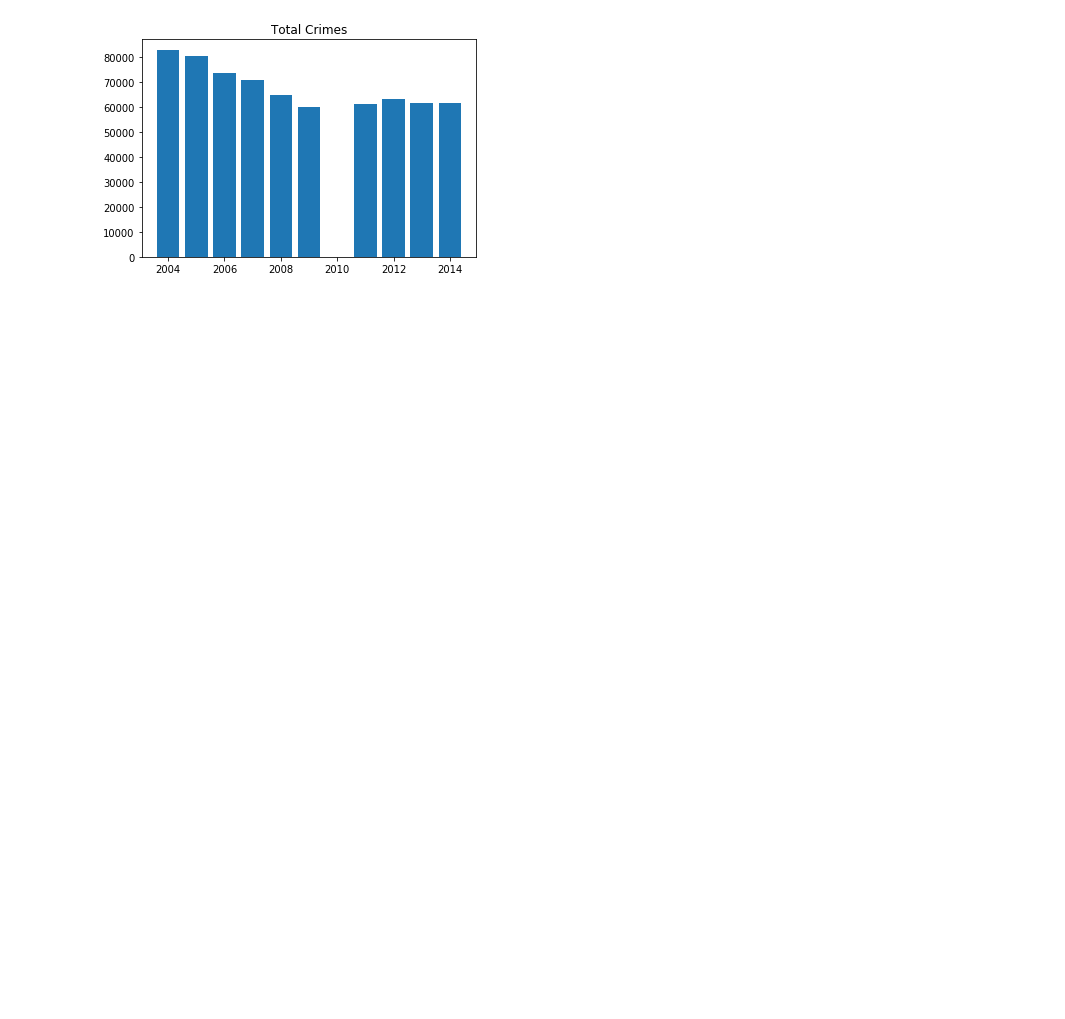
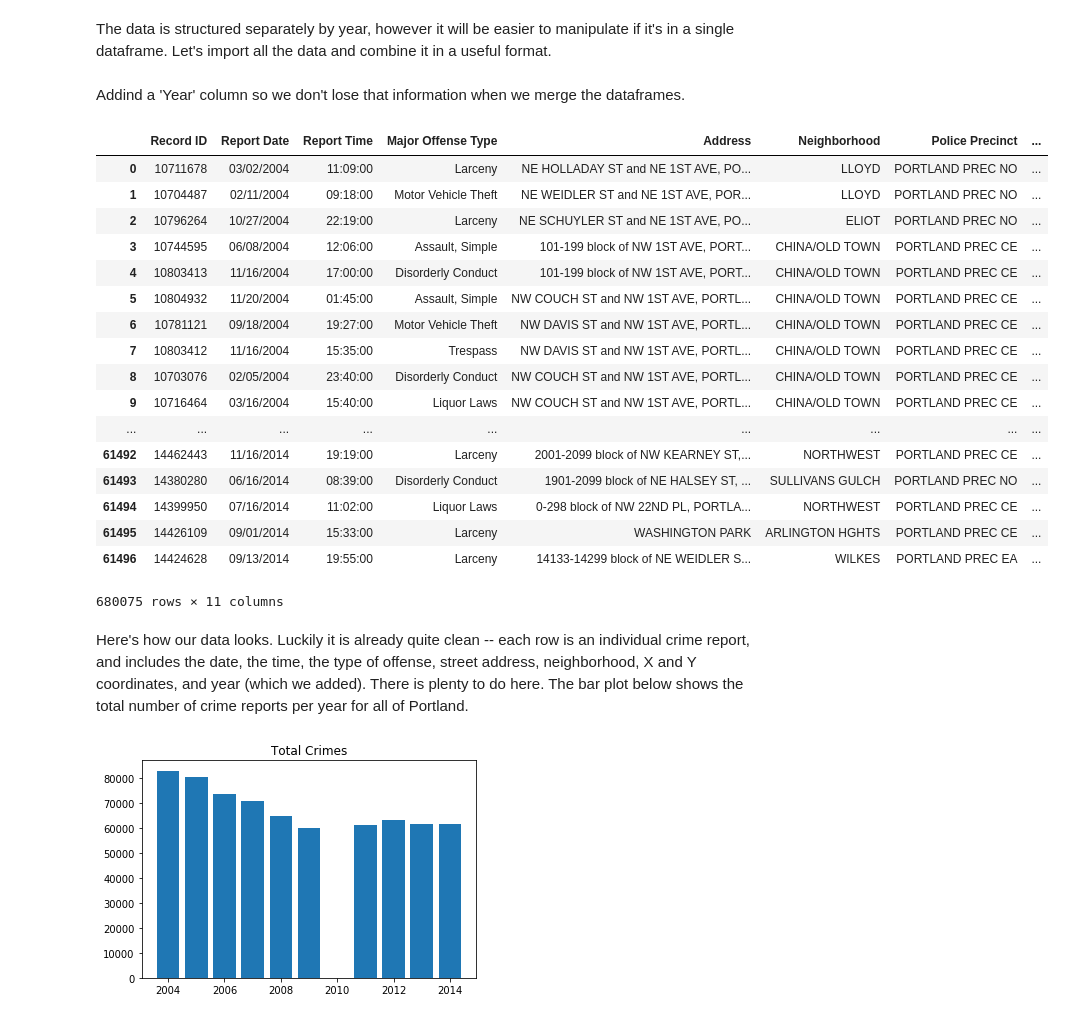
Before and after one commit to maxcalabro/Portland-Crime-Data, a Jupyter notebook: Portland Crime Data.ipynb, the cells around one changed output. Cells and saved outputs as stored; diff of their text form; code cells hidden in the pictures; blank space fills up the shorter version.

```diff
--- a/Portland Crime Data.ipynb
+++ b/Portland Crime Data.ipynb
@@ -34,3 +12,5 @@ Seasonal changes
+# %% [markdown]
+The data is structured separately by year, however it will be easier to manipulate if it's in a single dataframe. Let's import all the data and combine it in a useful format.
 # %%
 df2004 = pd.read_csv('crime_incident_data2004.csv')
 df2005 = pd.read_csv('crime_incident_data2005.csv')
@@ -42,6 +22,8 @@ df2011 = pd.read_csv('crime_incident_data2011.csv')
 df2012 = pd.read_csv('crime_incident_data2012.csv')
 df2013 = pd.read_csv('crime_incident_data2013.csv')
 df2014 = pd.read_csv('crime_incident_data2014.csv')
+# %% [markdown]
+Addind a 'Year' column so we don't lose that information when we merge the dataframes.
 # %%
 df2004['Year'] = 2004
 df2005['Year'] = 2005
@@ -56,5 +38,28 @@ df2014['Year'] = 2014
 # %%
 df = pd.concat([df2004, df2005, df2006, df2007, df2008, df2009, df2011, df2012, df2013, df2014])
 all_years = [2004, 2005, 2006, 2007, 2008, 2009, 2011, 2012, 2013, 2014]
+# %%
+df
+# %% [output]
+|  | Record ID | Report Date | Report Time | Major Offense Type | Address | Neighborhood | Police Precinct | ... |
+| 0 | 10711678 | 03/02/2004 | 11:09:00 | Larceny | NE HOLLADAY ST and NE 1ST AVE, PO... | LLOYD | PORTLAND PREC NO | ... |
+| 1 | 10704487 | 02/11/2004 | 09:18:00 | Motor Vehicle Theft | NE WEIDLER ST and NE 1ST AVE, POR... | LLOYD | PORTLAND PREC NO | ... |
+| 2 | 10796264 | 10/27/2004 | 22:19:00 | Larceny | NE SCHUYLER ST and NE 1ST AVE, PO... | ELIOT | PORTLAND PREC NO | ... |
+| 3 | 10744595 | 06/08/2004 | 12:06:00 | Assault, Simple | 101-199 block of NW 1ST AVE, PORT... | CHINA/OLD TOWN | PORTLAND PREC CE | ... |
+| 4 | 10803413 | 11/16/2004 | 17:00:00 | Disorderly Conduct | 101-199 block of NW 1ST AVE, PORT... | CHINA/OLD TOWN | PORTLAND PREC CE | ... |
+| 5 | 10804932 | 11/20/2004 | 01:45:00 | Assault, Simple | NW COUCH ST and NW 1ST AVE, PORTL... | CHINA/OLD TOWN | PORTLAND PREC CE | ... |
+| 6 | 10781121 | 09/18/2004 | 19:27:00 | Motor Vehicle Theft | NW DAVIS ST and NW 1ST AVE, PORTL... | CHINA/OLD TOWN | PORTLAND PREC CE | ... |
+| 7 | 10803412 | 11/16/2004 | 15:35:00 | Trespass | NW DAVIS ST and NW 1ST AVE, PORTL... | CHINA/OLD TOWN | PORTLAND PREC CE | ... |
+| 8 | 10703076 | 02/05/2004 | 23:40:00 | Disorderly Conduct | NW COUCH ST and NW 1ST AVE, PORTL... | CHINA/OLD TOWN | PORTLAND PREC CE | ... |
+| 9 | 10716464 | 03/16/2004 | 15:40:00 | Liquor Laws | NW COUCH ST and NW 1ST AVE, PORTL... | CHINA/OLD TOWN | PORTLAND PREC CE | ... |
+| ... | ... | ... | ... | ... | ... | ... | ... | ... |
+| 61492 | 14462443 | 11/16/2014 | 19:19:00 | Larceny | 2001-2099 block of NW KEARNEY ST,... | NORTHWEST | PORTLAND PREC CE | ... |
+| 61493 | 14380280 | 06/16/2014 | 08:39:00 | Disorderly Conduct | 1901-2099 block of NE HALSEY ST, ... | SULLIVANS GULCH | PORTLAND PREC NO | ... |
+| 61494 | 14399950 | 07/16/2014 | 11:02:00 | Liquor Laws | 0-298 block of NW 22ND PL, PORTLA... | NORTHWEST | PORTLAND PREC CE | ... |
+| 61495 | 14426109 | 09/01/2014 | 15:33:00 | Larceny | WASHINGTON PARK | ARLINGTON HGHTS | PORTLAND PREC CE | ... |
+| 61496 | 14424628 | 09/13/2014 | 19:55:00 | Larceny | 14133-14299 block of NE WEIDLER S... | WILKES | PORTLAND PREC EA | ... |
+680075 rows × 11 columns
+# %% [markdown]
+Here's how our data looks. Luckily it is already quite clean -- each row is an individual crime report, and includes the date, the time, the type of offense, street address, neighborhood, X and Y coordinates, and year (which we added). There is plenty to do here. The bar plot below shows the total number of crime reports per year for all of Portland.
 # %%
 plt.bar(all_years, [len(df[df['Year']==x]) for x in all_years])
```
Also changed, not shown: parts of 46 cells of this notebook.
